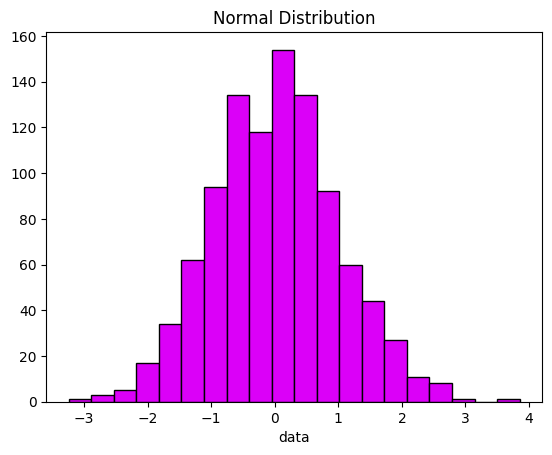
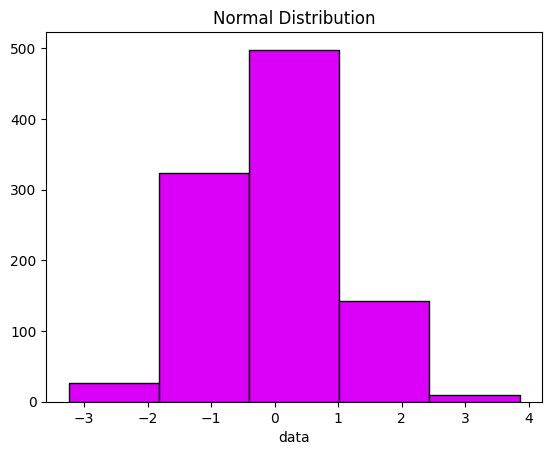
The notebook cell's code change between the first figure and the second:
--- before
+++ after
@@ -8,5 +8,5 @@
 
 # Histogram with Matplotlib
-plt.hist(data, bins = 20, edgecolor = '#000000', color = "#DB00F8")
+plt.hist(data, bins = 5, edgecolor = '#000000', color = "#DB00F8")
 plt.title('Normal Distribution')   # title
 plt.xlabel('data')   # label x axis

Commit: class end sync